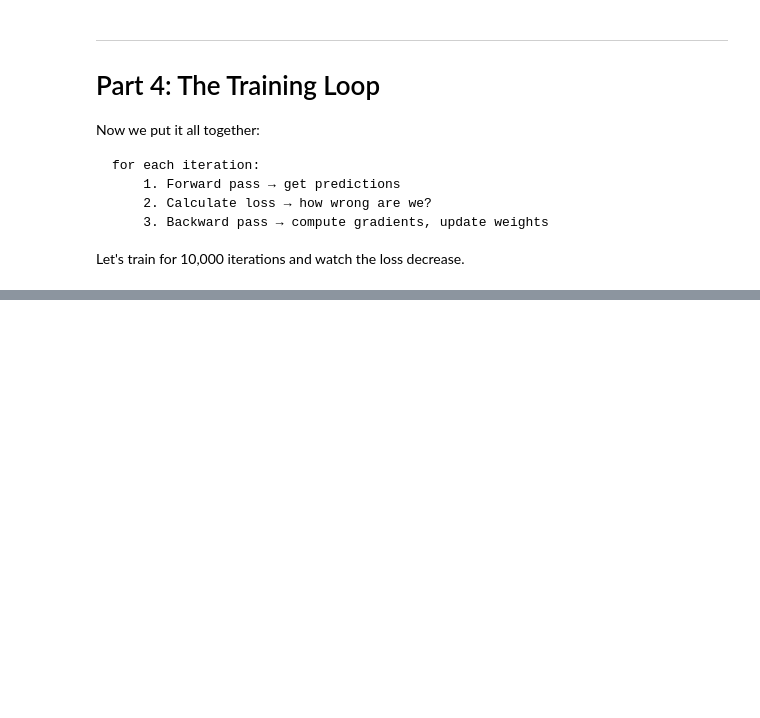
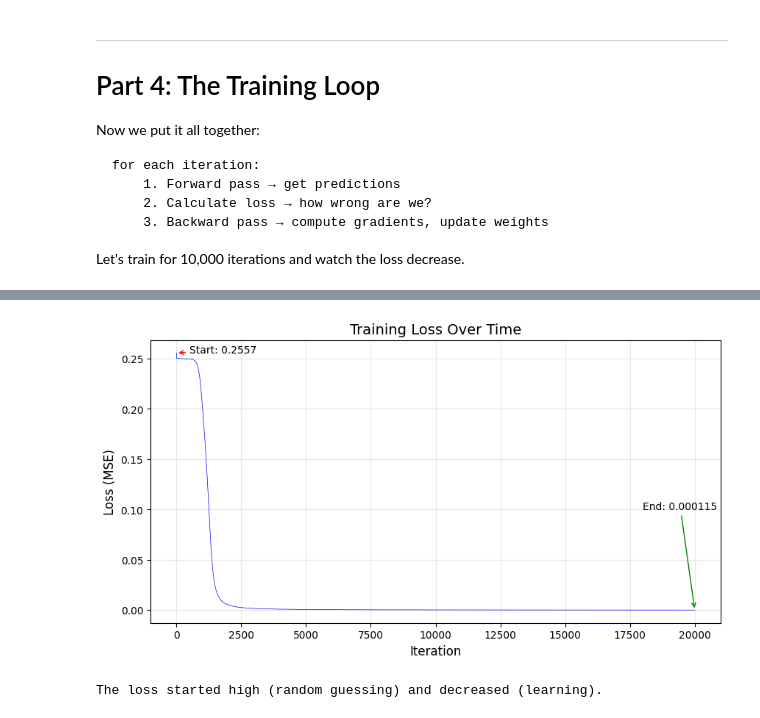
Before and after one commit to rohhitrz/AIML, a Jupyter notebook: basics_of_neural_network.ipynb, the cells around one changed output, grey strips where cells are left out. Cells and saved outputs as stored; diff of their text form; code cells hidden in the pictures; blank space fills up the shorter version.

Commit message:
implement and train a 2-layer neural network from scratch for XOR

```diff
--- a/basics_of_neural_network.ipynb
+++ b/basics_of_neural_network.ipynb
@@ -304,7 +304,7 @@ def backward(X, Y, z_hidden, a_hidden, z_output, a_output, learning_rate):
   # Move weights in the opposite direction of the gradient
   # (gradient points uphill, we want to go downhill)
 
-  weights_hidden_output -= learning_rate * grad_weights_hidden_output
+  weights_hidden_output -= learning_rate * grad_weight_hidden_output
   bias_output -= learning_rate * grad_bias_output
   weights_input_hidden -= learning_rate * grad_weights_input_hidden
   bias_hidden -= learning_rate * grad_bias_hidden
@@ -330,0 +345,20 @@ Let's train for 10,000 iterations and watch the loss decrease.
+# %%
+# Track loss over time
+loss_history = []
+# %%
+print("Training Started..")
+print("-"*50)
+
+for i in range(iterations):
+  # Forward Pass
+  z_h, a_h, z_o, predictions = forward(X)
+
+  # Calculate Loss
+  loss = compute_loss(Y, predictions)
+  loss_history.append(loss)
+
+  # Backward Pass (updates weights internally)
+  backward(X, Y, z_h, a_h, z_o, predictions, learning_rate)
+
+  if i % 2000 == 0:
+        print(f"Iteration {i:5d} | Loss: {loss:.6f}")
@@ -330,0 +404,25 @@ Let's train for 10,000 iterations and watch the loss decrease.
+# %%
+# Plot the loss curve
+plt.figure(figsize=(10, 5))
+plt.plot(loss_history, 'b-', linewidth=0.5)
+plt.xlabel('Iteration', fontsize=12)
+plt.ylabel('Loss (MSE)', fontsize=12)
+plt.title('Training Loss Over Time', fontsize=14)
+plt.grid(True, alpha=0.3)
+
+# Add annotations
+plt.annotate(f'Start: {loss_history[0]:.4f}',
+             xy=(0, loss_history[0]), fontsize=10,
+             xytext=(500, loss_history[0]),
+             arrowprops=dict(arrowstyle='->', color='red'))
+plt.annotate(f'End: {loss_history[-1]:.6f}',
+             xy=(len(loss_history)-1, loss_history[-1]), fontsize=10,
+             xytext=(len(loss_history)-2000, 0.1),
+             arrowprops=dict(arrowstyle='->', color='green'))
+
+plt.show()
+
+print("The loss started high (random guessing) and decreased (learning).")
+# %% [output]
+[figure, added]
+The loss started high (random guessing) and decreased (learning).
```
Also changed, not shown: parts of 5 cells of this notebook.
